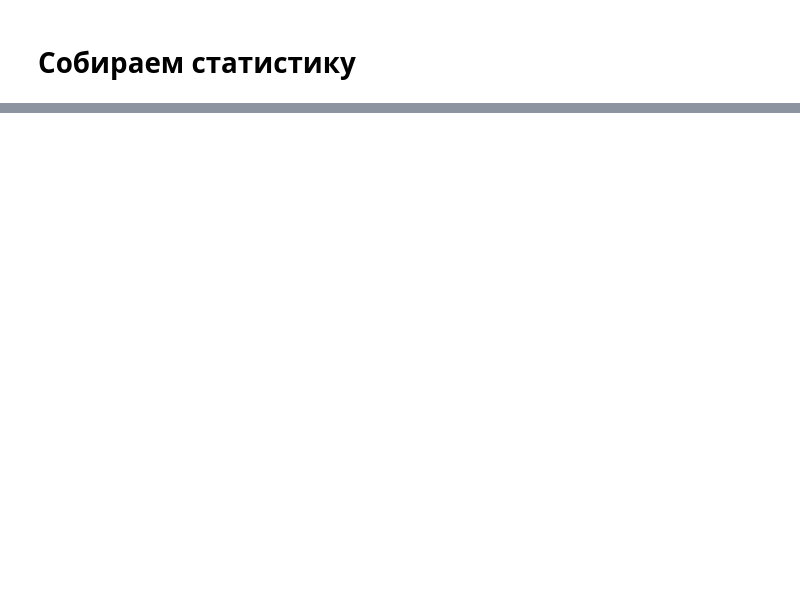
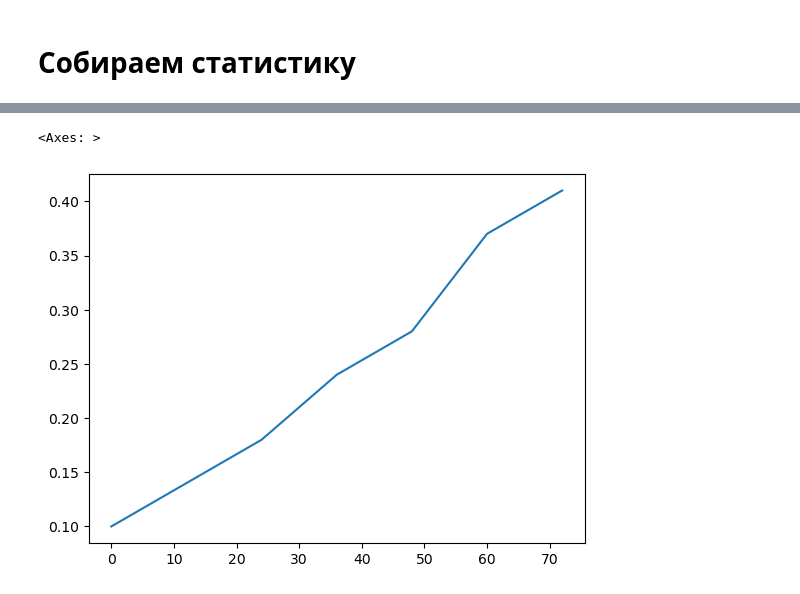
Before and after one commit to ATer-Oganisyan/prof-hw-1, a Jupyter notebook: prof-hw-4.ipynb, the cells around one changed output, grey strips where cells are left out. Saved outputs shown, nothing was run; the diff lists cells and outputs as text; code cells hidden in the pictures; blank space fills up the shorter version.

```diff
--- a/prof-hw-4.ipynb
+++ b/prof-hw-4.ipynb
@@ -250,0 +266,6 @@ UnboundLocalError: cannot access local variable 'infected_point' where it is not
+# %%
+data = avg_infected_points.get(0.05)
+sb.lineplot(data)
+# %% [output]
+<Axes: >
+[figure, added]
```
Also changed, not shown: parts of 10 cells of this notebook.
